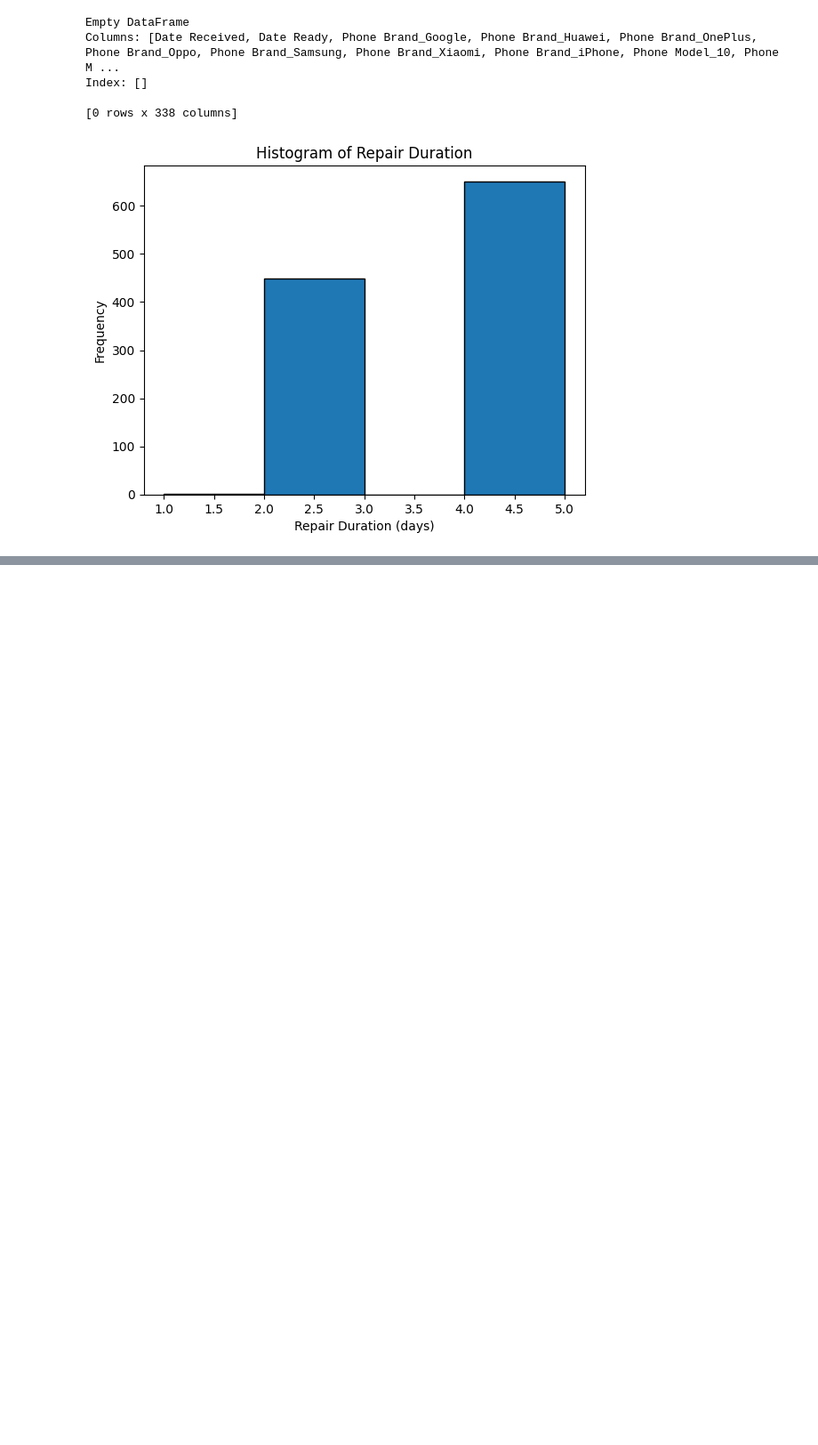
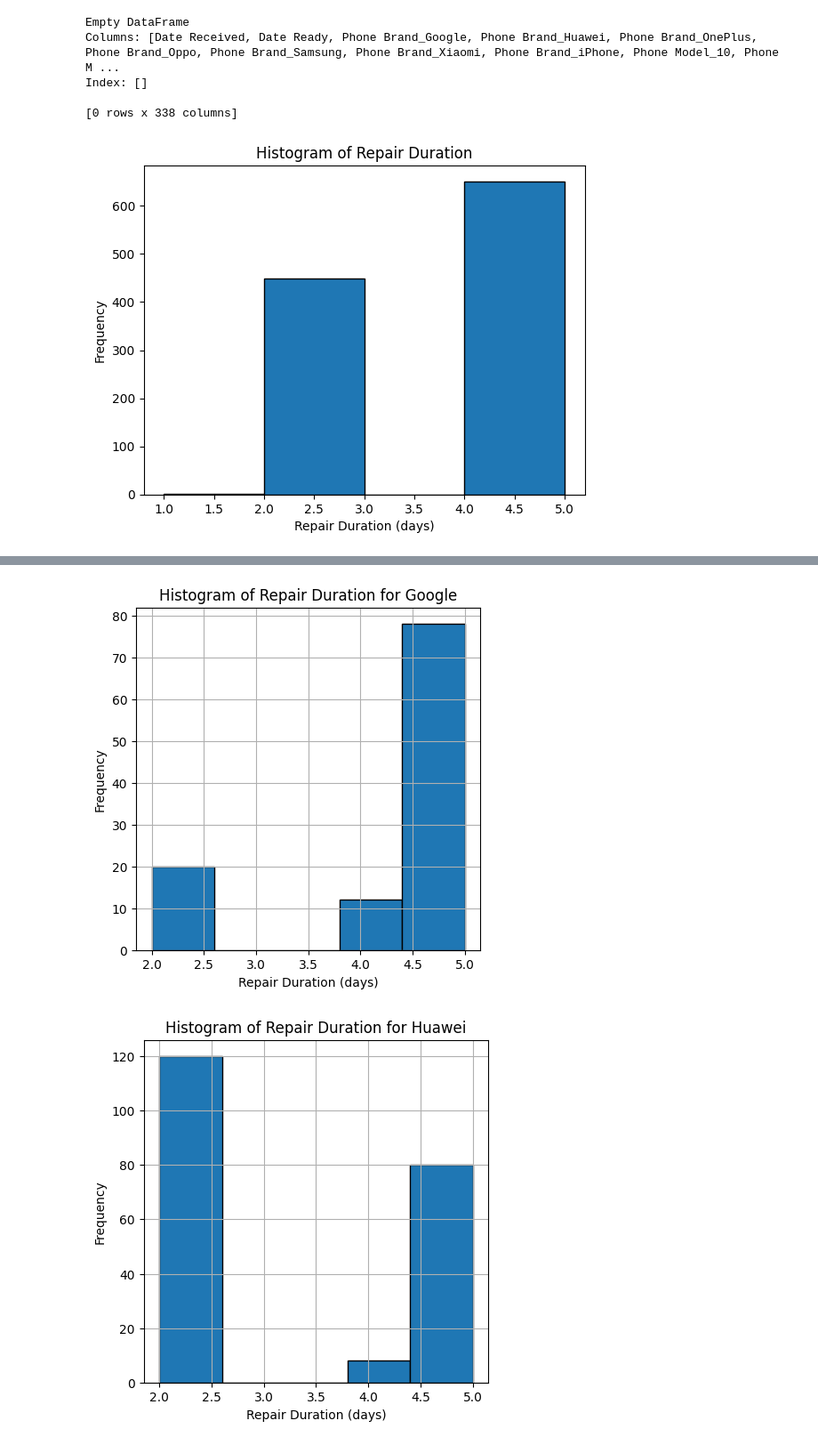
Before and after one commit to nikolamurgo/phone-repair-estimation, a Jupyter notebook: phone-repair-estimation.ipynb, the cells around one changed output, grey strips where cells are left out. Shown: that part at 89% size. Saved outputs shown, nothing was run; the diff lists cells and outputs as text; code cells hidden in the pictures; blank space fills up the shorter version.

Commit message:
data visualization, histogram for evry phone brand repair duration

```diff
--- a/phone-repair-estimation.ipynb
+++ b/phone-repair-estimation.ipynb
@@ -139,0 +146,15 @@ plt.show()
+# %%
+brand_columns = [col for col in df.columns if 'Phone Brand_' in col]
+
+for col in brand_columns:
+    brand = col.split('_')[1]
+
+    plt.figure(figsize=(5, 5))
+    df[df[col] == 1]['Repair Duration'].hist(bins=5, edgecolor='black')
+    plt.title(f'Histogram of Repair Duration for {brand}')
+    plt.xlabel('Repair Duration (days)')
+    plt.ylabel('Frequency')
+    plt.show()
+# %% [output]
+[figure, added]
+[figure, added]
```
Also changed, not shown: parts of 3 cells of this notebook.
